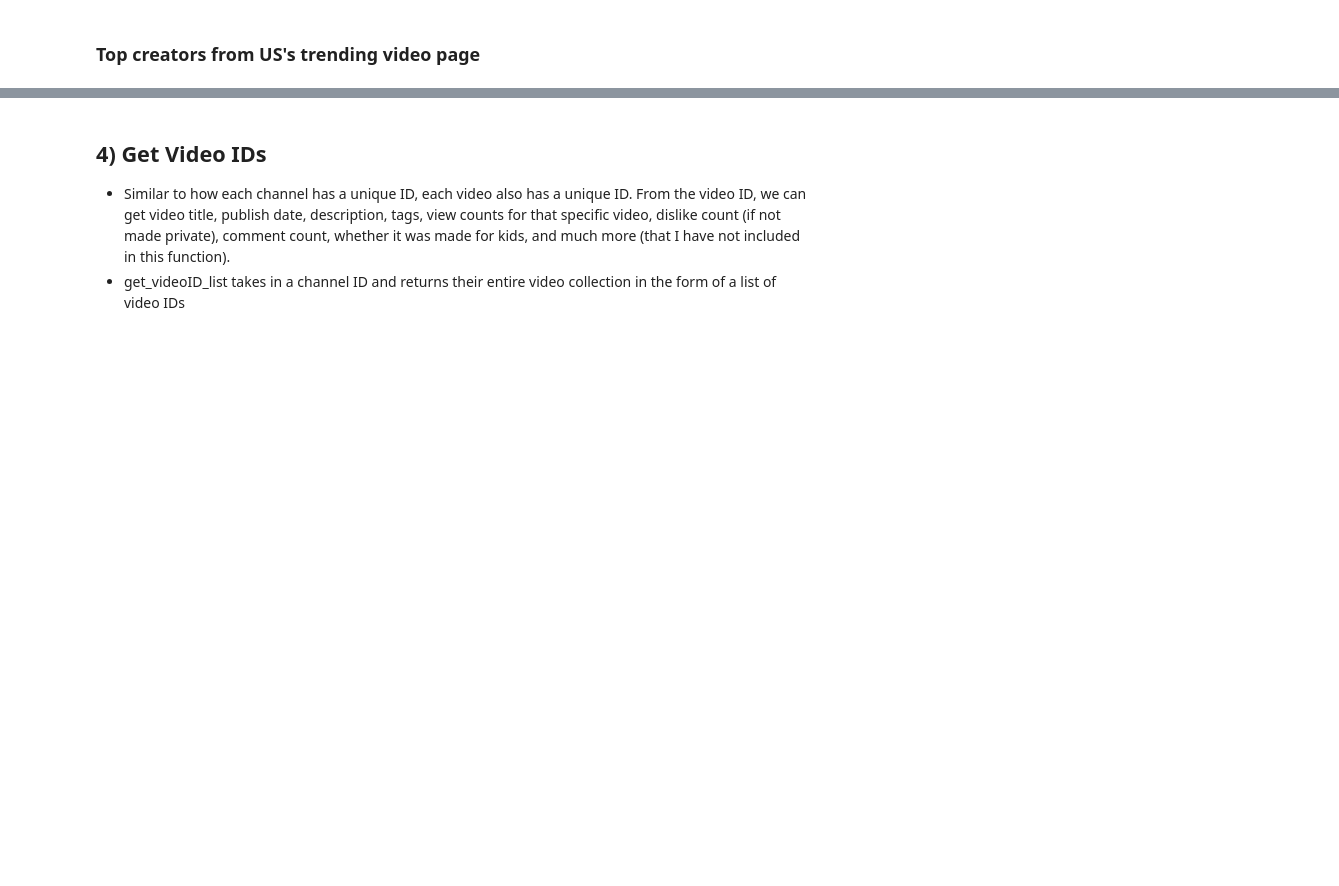
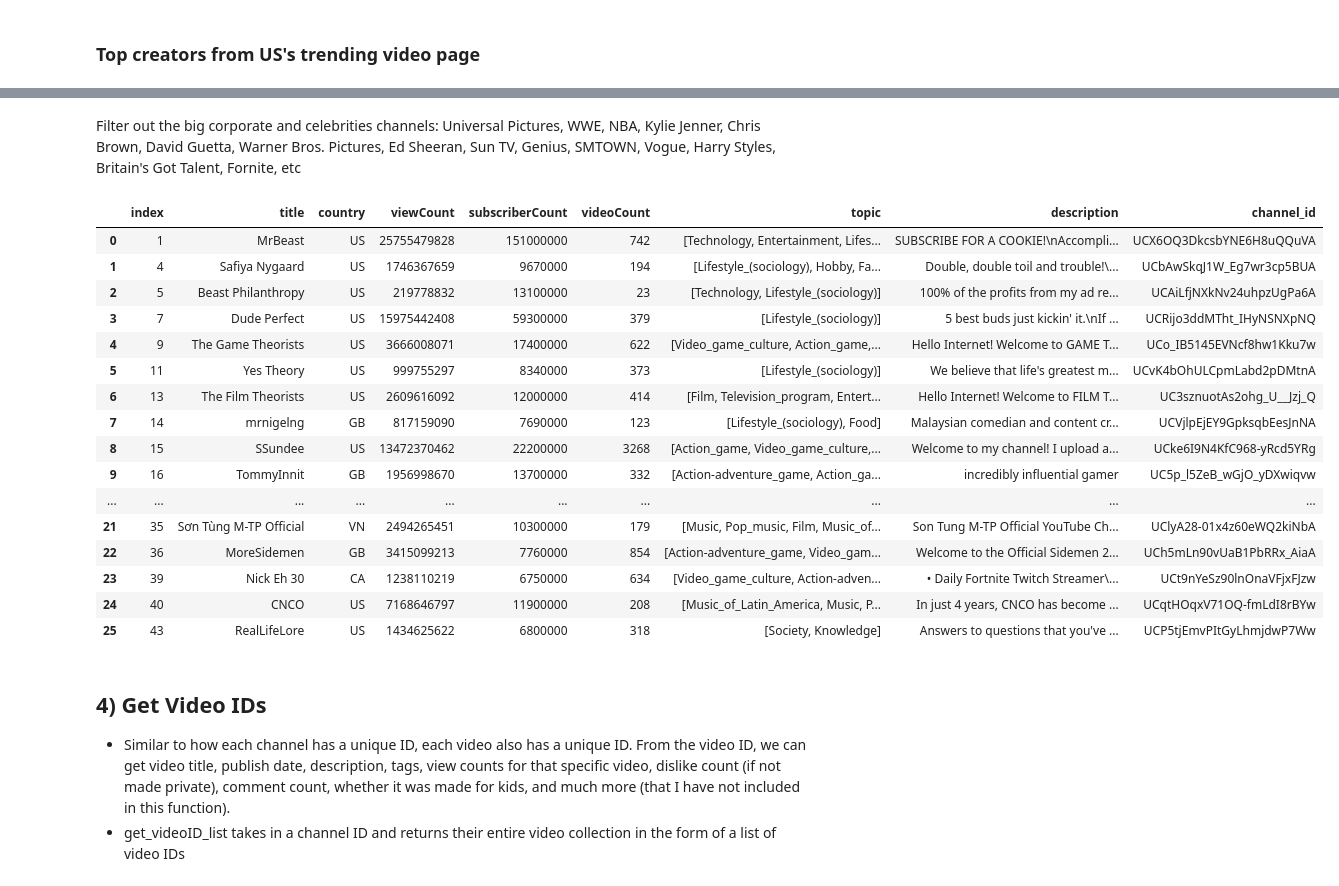
Before and after one commit to Oohlivia/PIC16B, a Jupyter notebook: pic16b_project_notebook.ipynb, the cells around one changed output, grey strips where cells are left out. Drawn from its saved outputs; the diff is of its cells as text; code cells hidden in the pictures; blank space fills up the shorter version.

```diff
--- a/pic16b_project_notebook.ipynb
+++ b/pic16b_project_notebook.ipynb
@@ -74,3 +93,30 @@ us_top5per
+# %% [markdown]
+Filter out the big corporate and celebrities channels: Universal Pictures, WWE, NBA, Kylie Jenner, Chris Brown, David Guetta, Warner Bros. Pictures, Ed Sheeran, Sun TV, Genius, SMTOWN, Vogue, Harry Styles, Britain's Got Talent, Fornite, etc
+# %%
+drop_cols = ["Universal Pictures", "BBC", "WWE", "Machine Gun Kelly", "JYP Entertainment", "NBA", "FORMULA 1", "Kylie Jenner", "Chris Brown", "David Guetta", "Warner Bros. Pictures",
+            "Ed Sheeran", "Serie A", "Sun TV", "Genius", "Sony Pictures Entertainment", "SMTOWN", "Vogue", "Harry Styles", "Britain's Got Talent",
+            "M2", "Fortnite", "Clash Royale", "Liverpool FC", "Harry Styles"]
+ustop25 = us_top25[~us_top25.title.isin(drop_cols)]
+ustop25 = ustop25.reset_index()
+ustop25
+# %% [output]
+|  | index | title | country | viewCount | subscriberCount | videoCount | topic | description | channel_id |
+| 0 | 1 | MrBeast | US | 25755479828 | 151000000 | 742 | [Technology, Entertainment, Lifes... | SUBSCRIBE FOR A COOKIE!\nAccompli... | UCX6OQ3DkcsbYNE6H8uQQuVA |
+| 1 | 4 | Safiya Nygaard | US | 1746367659 | 9670000 | 194 | [Lifestyle_(sociology), Hobby, Fa... | Double, double toil and trouble!\... | UCbAwSkqJ1W_Eg7wr3cp5BUA |
+| 2 | 5 | Beast Philanthropy | US | 219778832 | 13100000 | 23 | [Technology, Lifestyle_(sociology)] | 100% of the profits from my ad re... | UCAiLfjNXkNv24uhpzUgPa6A |
+| 3 | 7 | Dude Perfect | US | 15975442408 | 59300000 | 379 | [Lifestyle_(sociology)] | 5 best buds just kickin' it.\nIf ... | UCRijo3ddMTht_IHyNSNXpNQ |
+| 4 | 9 | The Game Theorists | US | 3666008071 | 17400000 | 622 | [Video_game_culture, Action_game,... | Hello Internet! Welcome to GAME T... | UCo_IB5145EVNcf8hw1Kku7w |
+| 5 | 11 | Yes Theory | US | 999755297 | 8340000 | 373 | [Lifestyle_(sociology)] | We believe that life's greatest m... | UCvK4bOhULCpmLabd2pDMtnA |
+| 6 | 13 | The Film Theorists | US | 2609616092 | 12000000 | 414 | [Film, Television_program, Entert... | Hello Internet! Welcome to FILM T... | UC3sznuotAs2ohg_U__Jzj_Q |
+| 7 | 14 | mrnigelng | GB | 817159090 | 7690000 | 123 | [Lifestyle_(sociology), Food] | Malaysian comedian and content cr... | UCVjlpEjEY9GpksqbEesJnNA |
+| 8 | 15 | SSundee | US | 13472370462 | 22200000 | 3268 | [Action_game, Video_game_culture,... | Welcome to my channel! I upload a... | UCke6I9N4KfC968-yRcd5YRg |
+| 9 | 16 | TommyInnit | GB | 1956998670 | 13700000 | 332 | [Action-adventure_game, Action_ga... | incredibly influential gamer | UC5p_l5ZeB_wGjO_yDXwiqvw |
+| ... | ... | ... | ... | ... | ... | ... | ... | ... | ... |
+| 21 | 35 | Sơn Tùng M-TP Official | VN | 2494265451 | 10300000 | 179 | [Music, Pop_music, Film, Music_of... | Son Tung M-TP Official YouTube Ch... | UClyA28-01x4z60eWQ2kiNbA |
+| 22 | 36 | MoreSidemen | GB | 3415099213 | 7760000 | 854 | [Action-adventure_game, Video_gam... | Welcome to the Official Sidemen 2... | UCh5mLn90vUaB1PbRRx_AiaA |
+| 23 | 39 | Nick Eh 30 | CA | 1238110219 | 6750000 | 634 | [Video_game_culture, Action-adven... | • Daily Fortnite Twitch Streamer\... | UCt9nYeSz90lnOnaVFjxFJzw |
+| 24 | 40 | CNCO | US | 7168646797 | 11900000 | 208 | [Music_of_Latin_America, Music, P... | In just 4 years, CNCO has become ... | UCqtHOqxV71OQ-fmLdI8rBYw |
+| 25 | 43 | RealLifeLore | US | 1434625622 | 6800000 | 318 | [Society, Knowledge] | Answers to questions that you've ... | UCP5tjEmvPItGyLhmjdwP7Ww |
 # %% [markdown]
 ## 4) Get Video IDs
 - Similar to how each channel has a unique ID, each video also has a unique ID. From the video ID, we can get video title, publish date, description, tags, view counts for that specific video, dislike count (if not made private), comment count, whether it was made for kids, and much more (that I have not included in this function).
```
Also changed, not shown: parts of 13 cells of this notebook, 1 other file.
